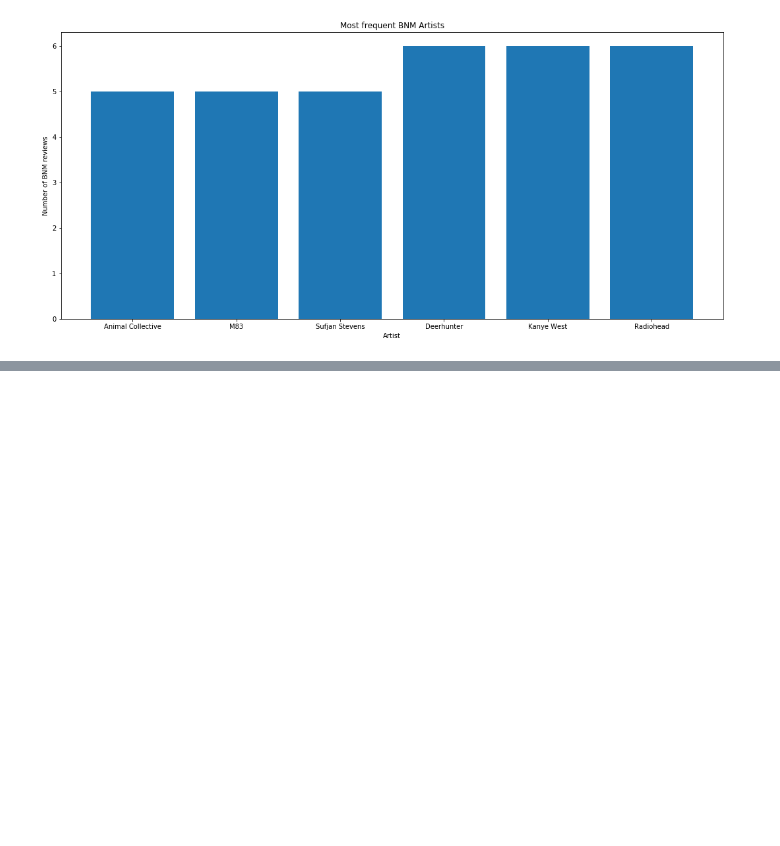
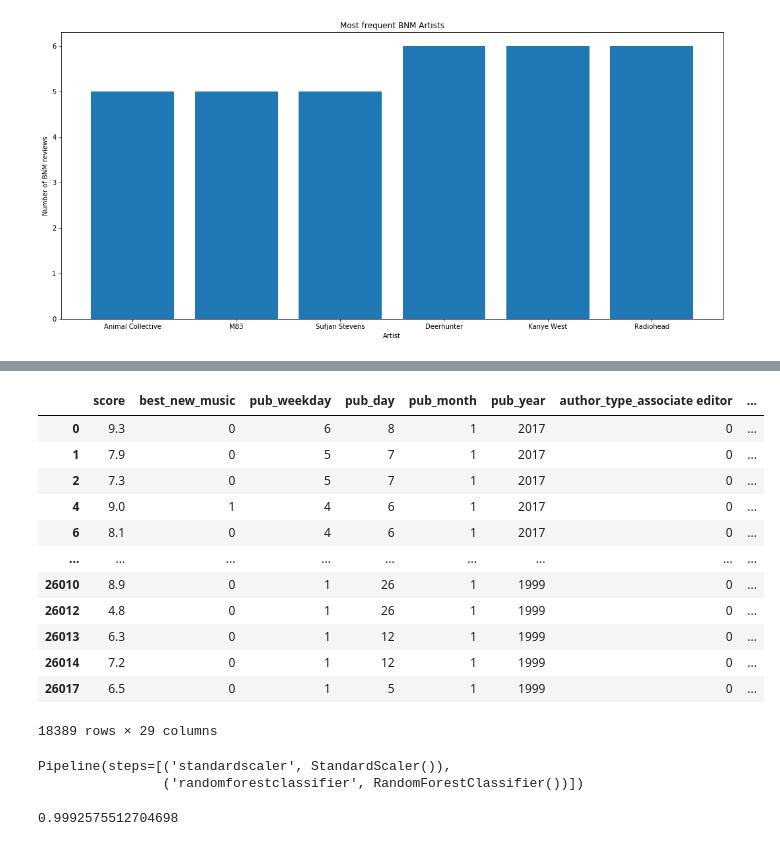
Before and after one commit to JonahFlateman/SQLproject, a Jupyter notebook: Untitled.ipynb, the cells around one changed output, grey strips where cells are left out. Cells and saved outputs as stored; diff of their text form; code cells hidden in the pictures; blank space fills up the shorter version.

```diff
--- a/Untitled.ipynb
+++ b/Untitled.ipynb
@@ -341,0 +466,18 @@ Let's look at our original DataFrame. Which artists have the best "hit percentag
+# %%
+one_hot_df = pd.get_dummies(data=df_joined, columns=['author_type', 'genre'], drop_first=True)
+# %%
+one_hot_df
+# %% [output]
+|  | score | best_new_music | pub_weekday | pub_day | pub_month | pub_year | author_type_associate editor | ... |
+| 0 | 9.3 | 0 | 6 | 8 | 1 | 2017 | 0 | ... |
+| 1 | 7.9 | 0 | 5 | 7 | 1 | 2017 | 0 | ... |
+| 2 | 7.3 | 0 | 5 | 7 | 1 | 2017 | 0 | ... |
+| 4 | 9.0 | 1 | 4 | 6 | 1 | 2017 | 0 | ... |
+| 6 | 8.1 | 0 | 4 | 6 | 1 | 2017 | 0 | ... |
+| ... | ... | ... | ... | ... | ... | ... | ... | ... |
+| 26010 | 8.9 | 0 | 1 | 26 | 1 | 1999 | 0 | ... |
+| 26012 | 4.8 | 0 | 1 | 26 | 1 | 1999 | 0 | ... |
+| 26013 | 6.3 | 0 | 1 | 12 | 1 | 1999 | 0 | ... |
+| 26014 | 7.2 | 0 | 1 | 12 | 1 | 1999 | 0 | ... |
+| 26017 | 6.5 | 0 | 1 | 5 | 1 | 1999 | 0 | ... |
+18389 rows × 29 columns
@@ -341,0 +491,8 @@ Let's look at our original DataFrame. Which artists have the best "hit percentag
+# %%
+#Creating train and test splits
+X_train, X_test, y_train, y_test = train_test_split(X, y, test_size=.25,  random_state=42)
+#Fitting the pipeline
+pipeline.fit(X_train, y_train)
+# %% [output]
+Pipeline(steps=[('standardscaler', StandardScaler()),
+                ('randomforestclassifier', RandomForestClassifier())])
@@ -341,0 +507,4 @@ Let's look at our original DataFrame. Which artists have the best "hit percentag
+# %%
+train_score
+# %% [output]
+0.9992575512704698
```
Also changed, not shown: parts of 15 cells of this notebook.
